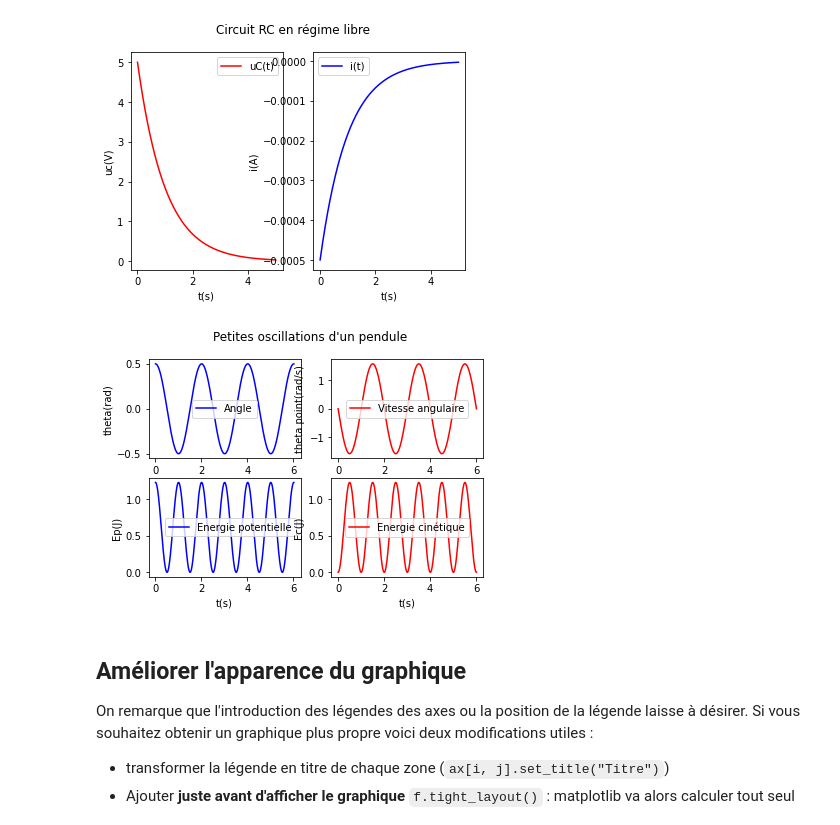
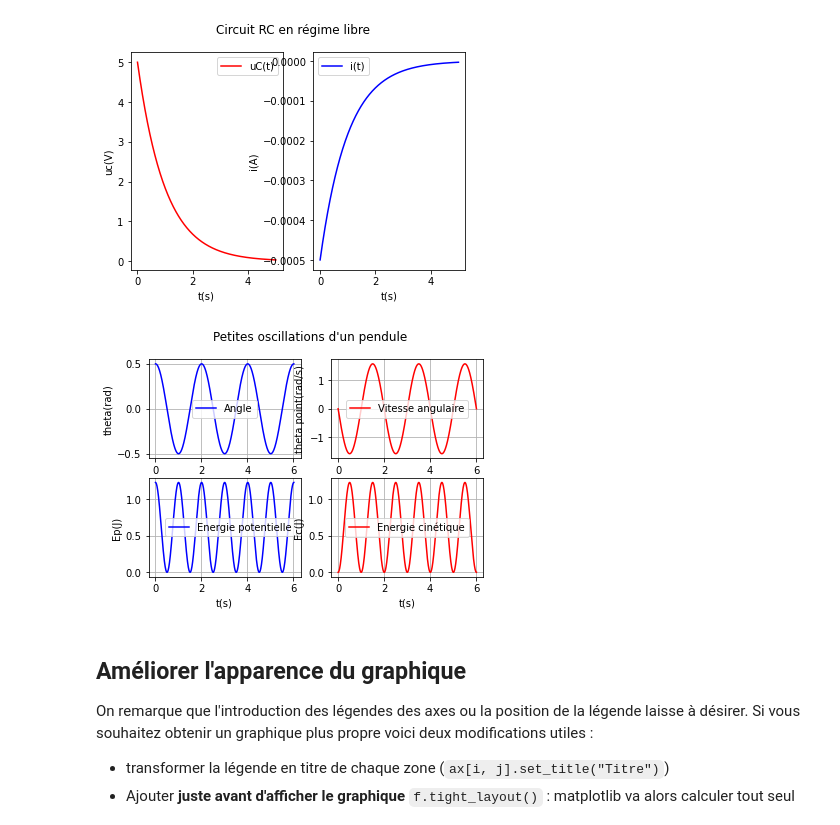
Before and after one commit to pcsi3physiquestan/intro_python, a Jupyter notebook: _sources/notebook/plus_loin.ipynb, the cells around one changed output. Saved outputs shown, nothing was run; the diff lists cells and outputs as text; code cells hidden in the pictures.

```diff
--- a/_sources/notebook/plus_loin.ipynb
+++ b/_sources/notebook/plus_loin.ipynb
@@ -107,35 +107,39 @@ Ec = 1 / 2 * m * l ** 2 * thetapoint ** 2  # Energie cinétique
 """Création du graphique
 """
 f, ax = plt.subplots(2, 2)  # ax est un tableau
 f.suptitle("Petites oscillations d'un pendule")
 
 """Tracé de l'angle : en haut à gauche"""
 ax[0, 0].set_xlabel("t(s)")
 ax[0, 0].set_ylabel("theta(rad)")
 ax[0, 0].plot(t, theta, label="Angle", color="blue")
 ax[0, 0].legend()
+ax[0, 0].grid()  # On ajoute une grille
 
 """Tracé de la vitesse angulaire : en haut à droite"""
 ax[0, 1].set_xlabel("t(s)")
 ax[0, 1].set_ylabel("theta point(rad/s)")
 ax[0, 1].plot(t, thetapoint, label="Vitesse angulaire", color="red")
 ax[0, 1].legend()
+ax[0, 1].grid()  # On ajoute une grille
 
 """Tracé de l'énergie potentielle : en base à gauche"""
 ax[1, 0].set_xlabel("t(s)")
 ax[1, 0].set_ylabel("Ep(J)")
 ax[1, 0].plot(t, Ep, label="Energie potentielle", color="blue")
 ax[1, 0].legend()
+ax[1, 0].grid()  # On ajoute une grille
 
-"""Tracé de l'énergie cinétique : en haut à droite"""
+"""Tracé de l'énergie cinétique : en bas à droite"""
 ax[1, 1].set_xlabel("t(s)")
 ax[1, 1].set_ylabel("Ec(J)")
 ax[1, 1].plot(t, Ec, label="Energie cinétique", color="red")
 ax[1, 1].legend()
+ax[1, 1].grid()  # On ajoute une grille
 
 plt.show()
 # %% [output]
-[figure, old version]
+[figure, new version]
 # %% [markdown]
 ## Améliorer l'apparence du graphique
 On remarque que l'introduction des légendes des axes ou la position de la légende laisse à désirer. Si vous souhaitez obtenir un graphique plus propre voici deux modifications utiles :
```
Also changed, not shown: parts of 1 cell of this notebook, 26 other files.
